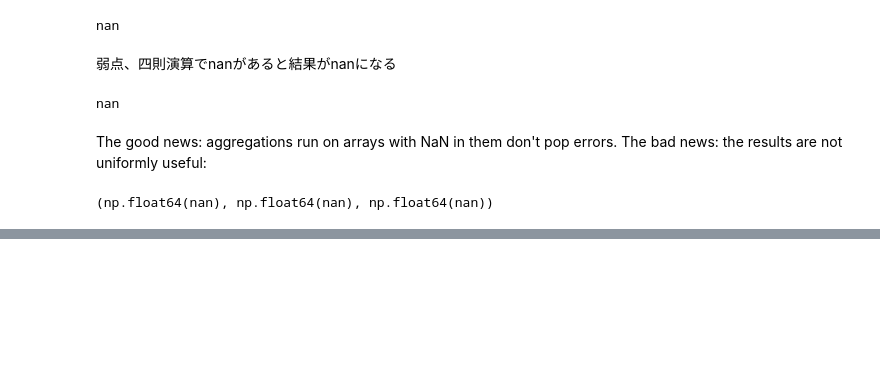
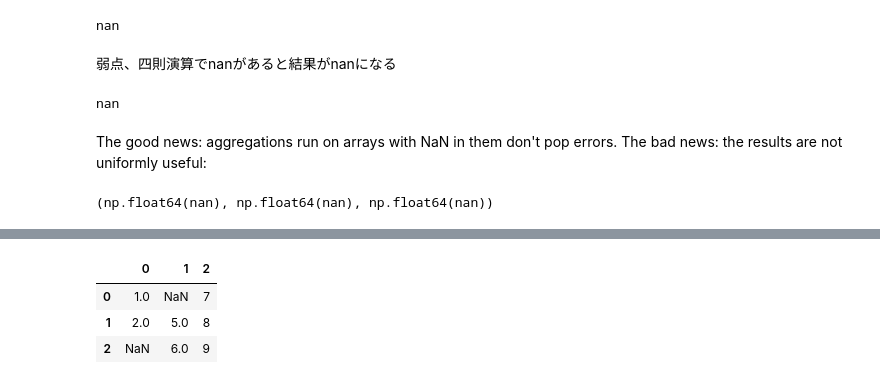
Before and after one commit to YUKIo511/Data_Science, a Jupyter notebook: ds2,8data preparation.ipynb, the cells around one changed output, grey strips where cells are left out. Cells and saved outputs as stored; diff of their text form; code cells hidden in the pictures; blank space fills up the shorter version.

```diff
--- a/ds2,8data preparation.ipynb
+++ b/ds2,8data preparation.ipynb
@@ -238,0 +410,10 @@ example2.sum(), example2.min(), example2.max()
+# %%
+example4 = pd.DataFrame([[1,      np.nan, 7],
+                         [2,      5,      8],
+                         [np.nan, 6,      9]])
+example4
+# %% [output]
+|  | 0 | 1 | 2 |
+| 0 | 1.0 | NaN | 7 |
+| 1 | 2.0 | 5.0 | 8 |
+| 2 | NaN | 6.0 | 9 |
```
Also changed, not shown: parts of 26 cells of this notebook.
